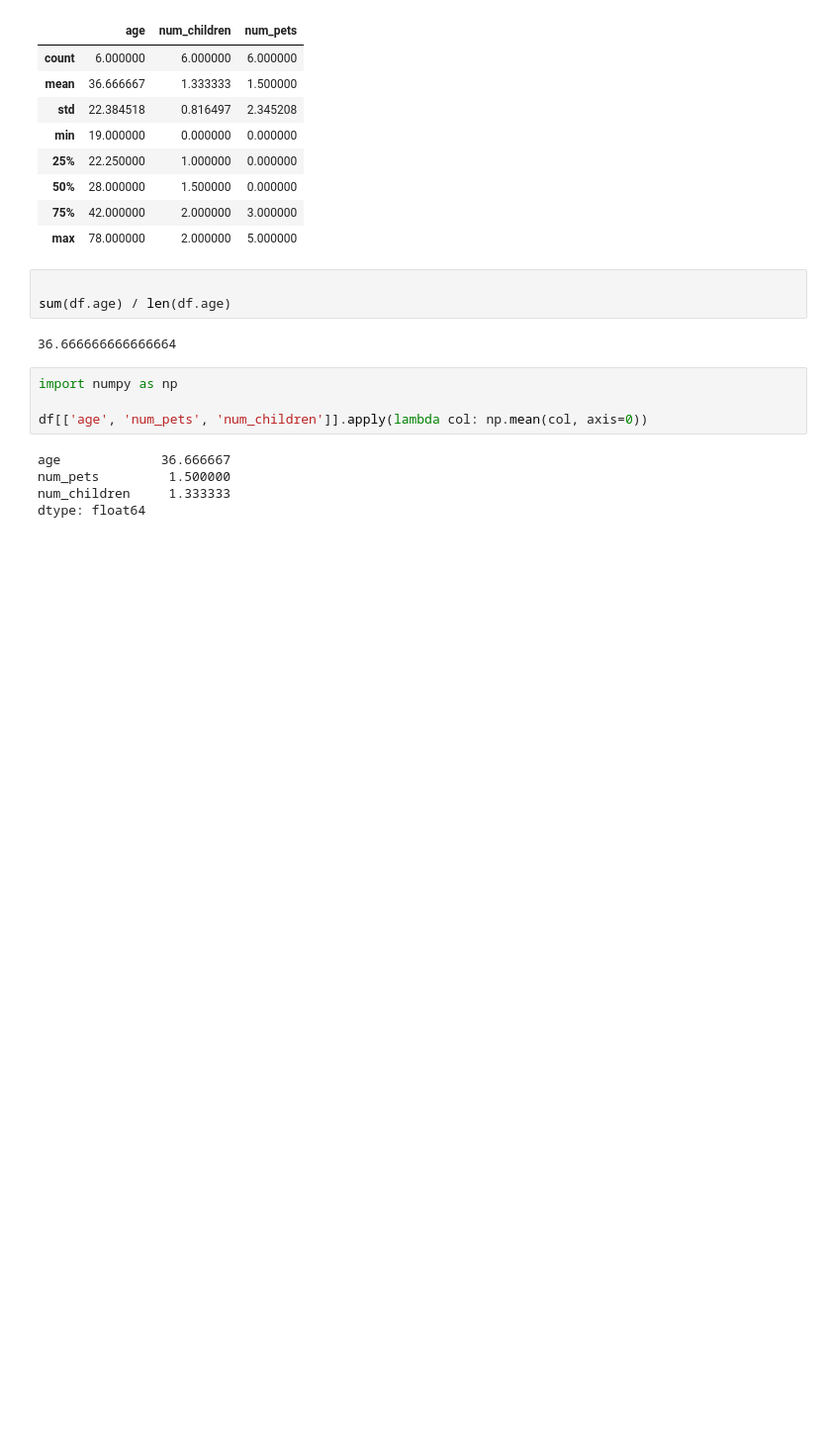
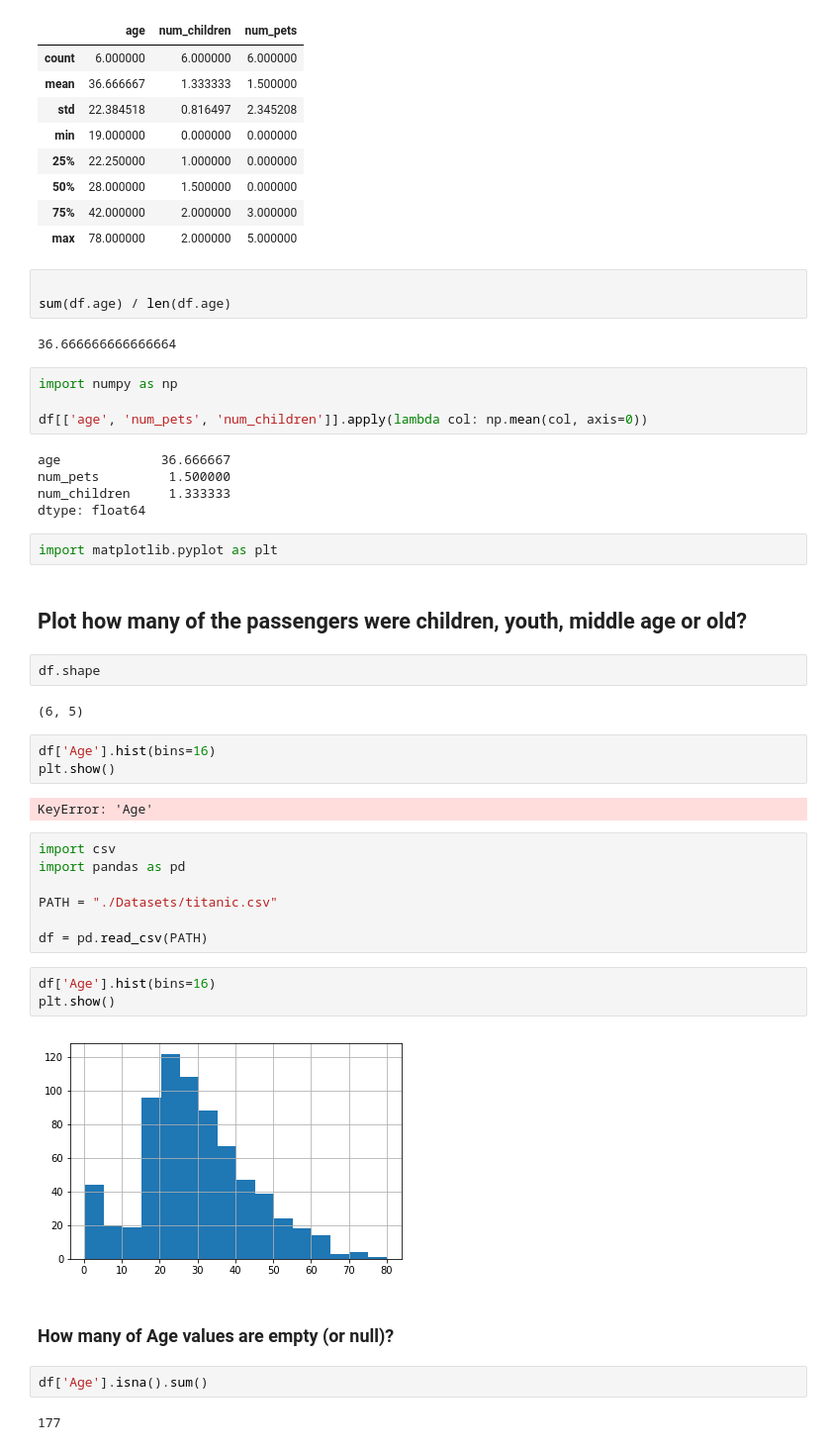
Before and after one commit to jayceazua/DS-1.1-Data-Analysis, a Jupyter notebook: Notebooks/Class_1.ipynb, the cells around one changed output. Shown at 99% size. Cells and saved outputs as stored; diff of their text form; blank space fills up the shorter version.

```diff
--- a/Notebooks/Class_1.ipynb
+++ b/Notebooks/Class_1.ipynb
@@ -171,3 +171,34 @@ age             36.666667
 num_pets         1.500000
 num_children     1.333333
 dtype: float64
+# %%
+import matplotlib.pyplot as plt
+# %% [markdown]
+## Plot how many of the passengers were children, youth, middle age or old?
+# %%
+df.shape
+# %% [output]
+(6, 5)
+# %%
+df['Age'].hist(bins=16)
+plt.show()
+# %% [output]
+KeyError: 'Age'
+# %%
+import csv
+import pandas as pd
+
+PATH = "./Datasets/titanic.csv"
+
+df = pd.read_csv(PATH)
+# %%
+df['Age'].hist(bins=16)
+plt.show()
+# %% [output]
+[figure, added]
+# %% [markdown]
+### How many of Age values are empty (or null)?
+# %%
+df['Age'].isna().sum()
+# %% [output]
+177
```
Also changed, not shown: parts of 23 cells of this notebook.
